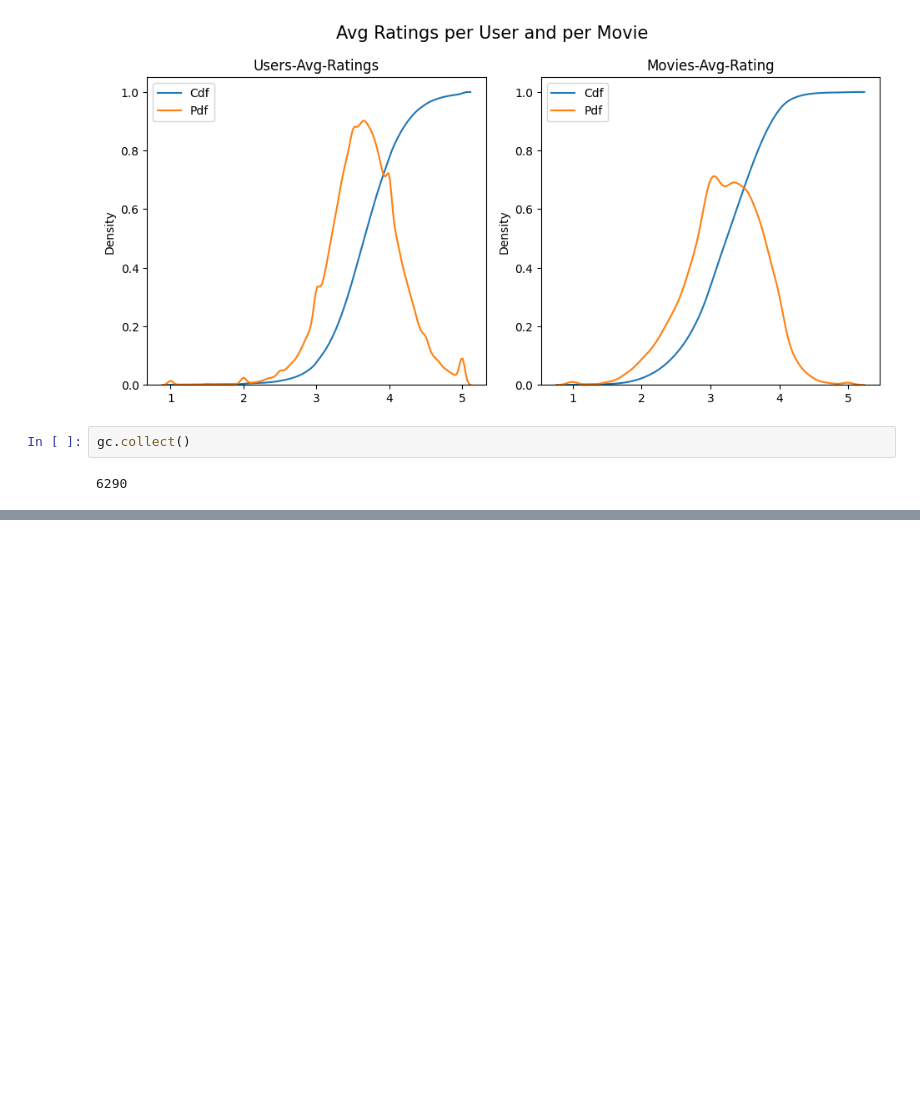
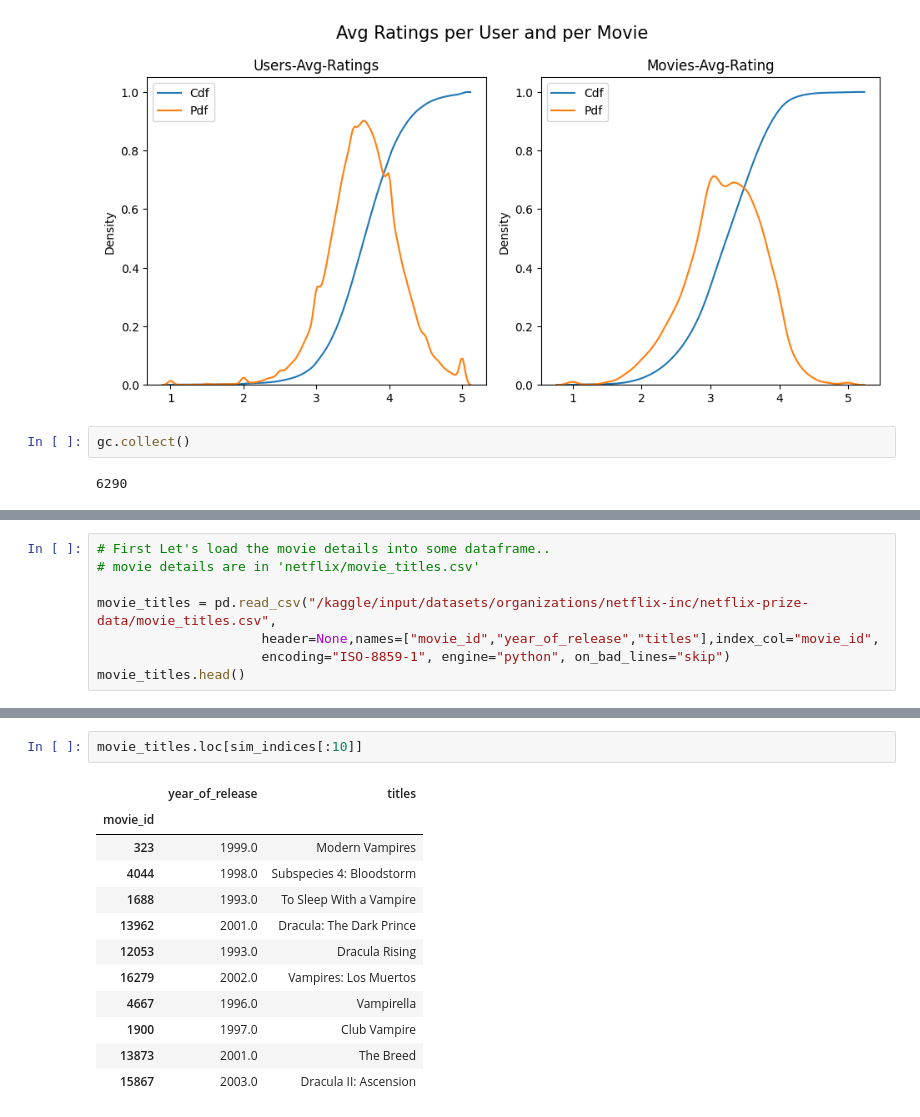
Before and after one commit to Aditi-dev07/Netflix-Recommendation-Engine, a Jupyter notebook: netflixdata.ipynb, the cells around one changed output, grey strips where cells are left out. Drawn from its saved outputs; the diff is of its cells as text; blank space fills up the shorter version.

Commit message:
Kaggle Notebook | Netflixdata | Version 2

```diff
--- a/netflixdata.ipynb
+++ b/netflixdata.ipynb
@@ -531,0 +597,8 @@ gc.collect()
+# %%
+# First Let's load the movie details into some dataframe..
+# movie details are in 'netflix/movie_titles.csv'
+
+movie_titles = pd.read_csv("/kaggle/input/datasets/organizations/netflix-inc/netflix-prize-data/movie_titles.csv",
+                     header=None,names=["movie_id","year_of_release","titles"],index_col="movie_id",
+                     encoding="ISO-8859-1", engine="python", on_bad_lines="skip")
+movie_titles.head()
@@ -531,0 +646,15 @@ gc.collect()
+# %%
+movie_titles.loc[sim_indices[:10]]
+# %% [output]
+|  | year_of_release | titles |
+| movie_id |  |  |
+| 323 | 1999.0 | Modern Vampires |
+| 4044 | 1998.0 | Subspecies 4: Bloodstorm |
+| 1688 | 1993.0 | To Sleep With a Vampire |
+| 13962 | 2001.0 | Dracula: The Dark Prince |
+| 12053 | 1993.0 | Dracula Rising |
+| 16279 | 2002.0 | Vampires: Los Muertos |
+| 4667 | 1996.0 | Vampirella |
+| 1900 | 1997.0 | Club Vampire |
+| 13873 | 2001.0 | The Breed |
+| 15867 | 2003.0 | Dracula II: Ascension |
```
Also changed, not shown: parts of 12 cells of this notebook.
